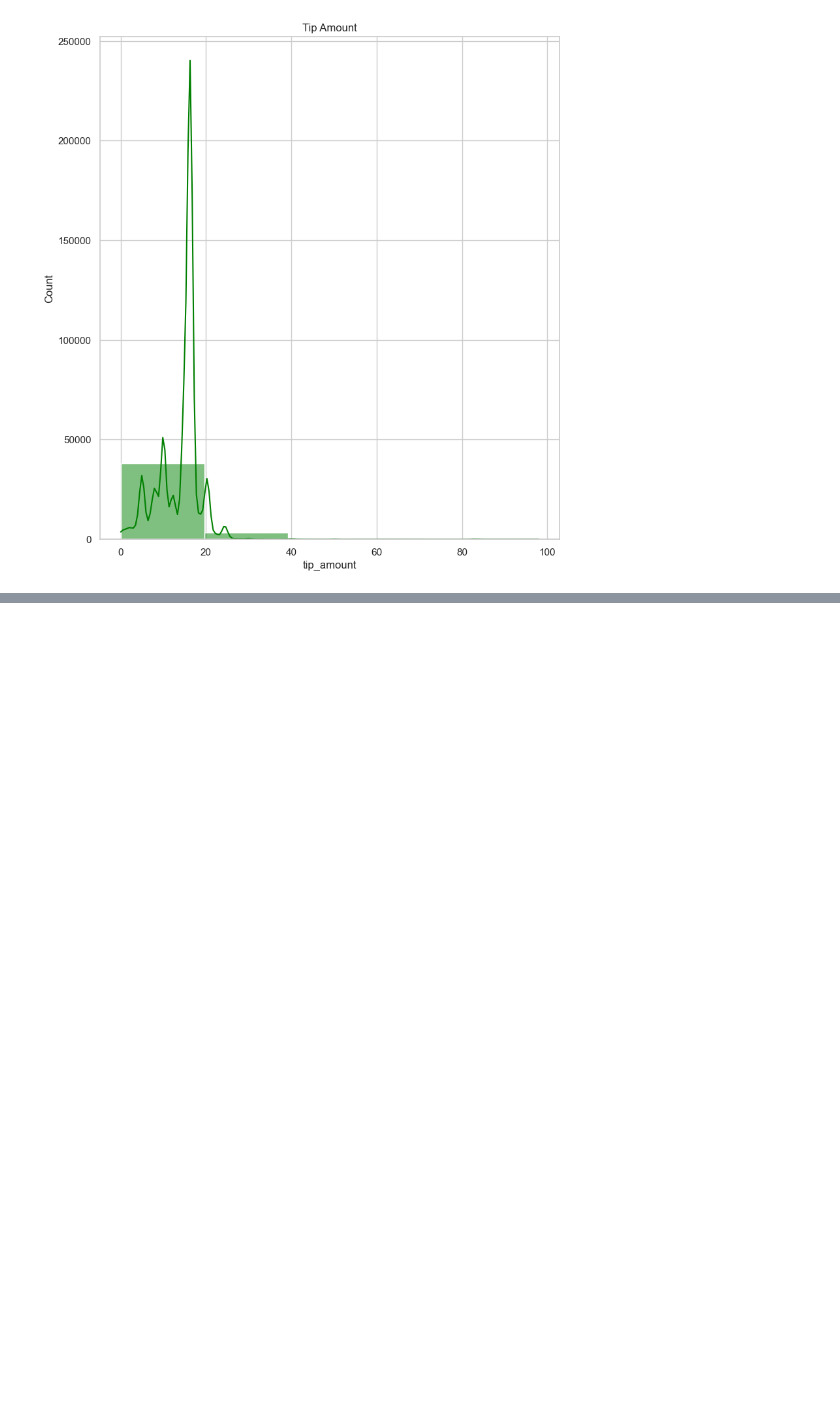
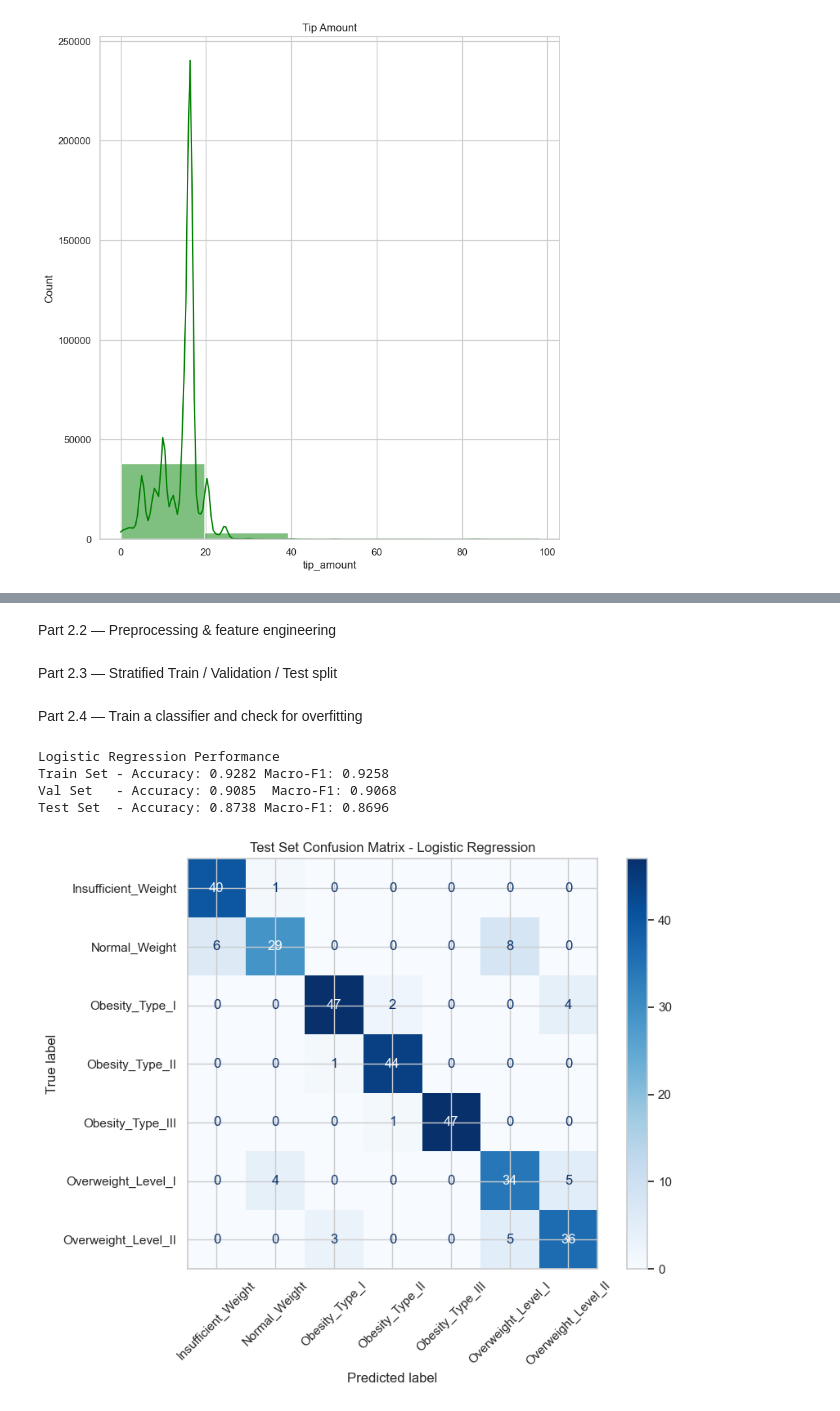
Before and after one commit to Z1llaK0ng/intro-ai, a Jupyter notebook: Lab 2/Lab_2_predictive_analytics.ipynb, the cells around one changed output, grey strips where cells are left out. Saved outputs shown, nothing was run; the diff lists cells and outputs as text; code cells hidden in the pictures; blank space fills up the shorter version.

```diff
--- a/Lab 2/Lab_2_predictive_analytics.ipynb
+++ b/Lab 2/Lab_2_predictive_analytics.ipynb
@@ -94,0 +337,2 @@ taxi = pd.get_dummies(taxi, columns = catCols, drop_first = True, dtype=int)
+# %% [markdown]
+Part 2.2 — Preprocessing & feature engineering
@@ -94,0 +403,2 @@ taxi = pd.get_dummies(taxi, columns = catCols, drop_first = True, dtype=int)
+# %% [markdown]
+Part 2.3 — Stratified Train / Validation / Test split
@@ -94,0 +431,46 @@ taxi = pd.get_dummies(taxi, columns = catCols, drop_first = True, dtype=int)
+# %% [markdown]
+Part 2.4 — Train a classifier and check for overfitting
+# %%
+# TODO: Import, initialise, and train a classifier
+#   (e.g. LogisticRegression(max_iter=...), RandomForestClassifier, or KNeighborsClassifier).
+from sklearn.linear_model import LogisticRegression
+from sklearn.metrics import accuracy_score, f1_score, classification_report, ConfusionMatrixDisplay
+
+lrModel = LogisticRegression(max_iter= 1000, random_state = RANDOM_STATE) #initialise
+lrModel.fit(X_train_scaled, y_train) #train
+
+# TODO: Predict on train, validation, and test.
+y_train_pred = lrModel.predict(X_train_scaled)
+y_val_pred   = lrModel.predict(X_val_scaled)
+y_test_pred  = lrModel.predict(X_test_scaled)
+
+# TODO: Report accuracy AND macro-F1 for ALL THREE sets
+#   from sklearn.metrics import accuracy_score, f1_score, classification_report
+print("Logistic Regression Performance")
+print(f"Train Set - Accuracy: {accuracy_score(y_train, y_train_pred):.4f}",
+    f"Macro-F1: {f1_score(y_train, y_train_pred, average='macro'):.4f}")
+print(f"Val Set   - Accuracy: {accuracy_score(y_val, y_val_pred):.4f} ",
+    f"Macro-F1: {f1_score(y_val, y_val_pred, average='macro'):.4f}")
+print(f"Test Set  - Accuracy: {accuracy_score(y_test, y_test_pred):.4f}",
+    f"Macro-F1: {f1_score(y_test, y_test_pred, average='macro'):.4f}\n")
+
+# TODO: Show a confusion matrix for the test set
+#   from sklearn.metrics import ConfusionMatrixDisplay
+#   Which classes are most often confused?
+fig, ax = plt.subplots(figsize=(9, 7))
+ConfusionMatrixDisplay.from_predictions(
+    y_test, y_test_pred,
+    display_labels=le.classes_,
+    xticks_rotation=45,
+    cmap="Blues",
+    ax=ax
+)
+plt.title("Test Set Confusion Matrix - Logistic Regression")
+plt.tight_layout()
+plt.show()
+# %% [output]
+Logistic Regression Performance
+Train Set - Accuracy: 0.9282 Macro-F1: 0.9258
+Val Set   - Accuracy: 0.9085  Macro-F1: 0.9068
+Test Set  - Accuracy: 0.8738 Macro-F1: 0.8696
+[figure, added]
```
Also changed, not shown: parts of 17 cells of this notebook, 5 other files.
